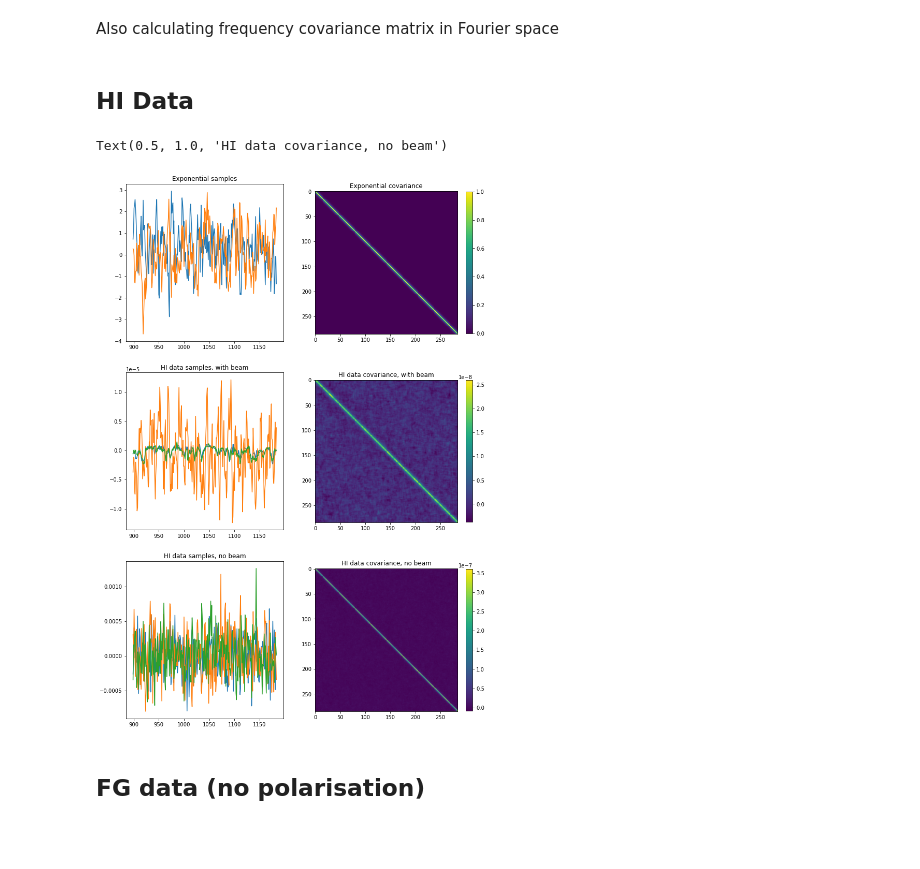
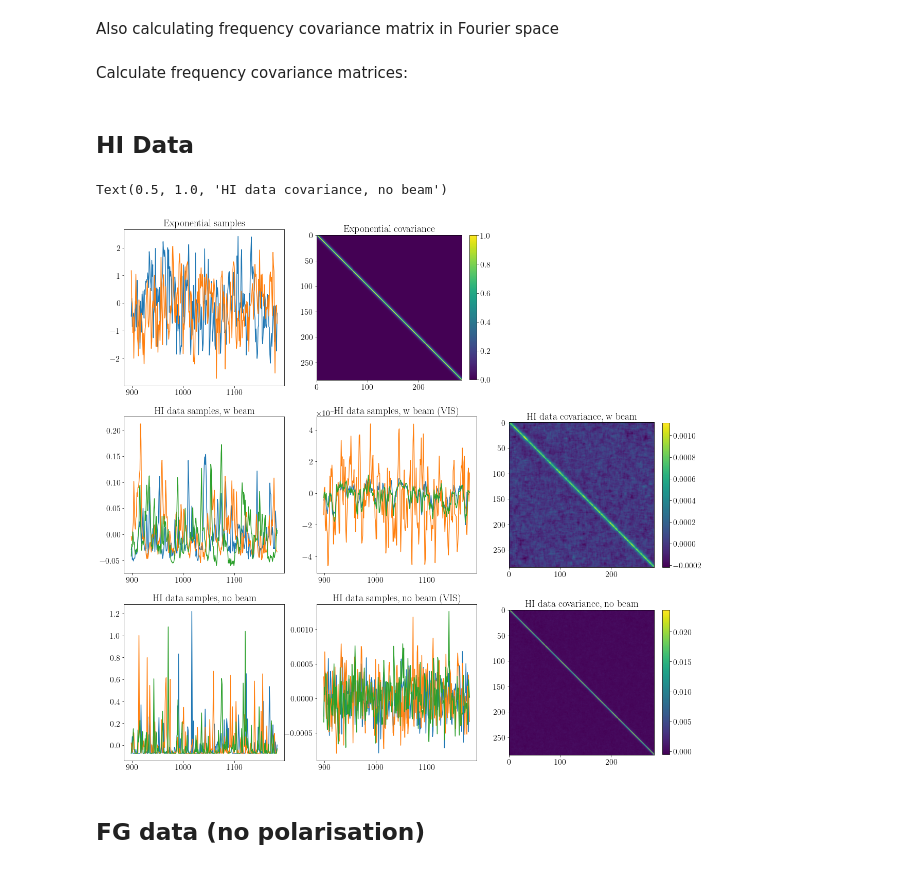
Before and after one commit to paulassoares/gpr4im, a Jupyter notebook: Jupyter Notebooks/LoS_Covariance.ipynb, the cells around one changed output. Saved outputs shown, nothing was run; the diff lists cells and outputs as text; code cells hidden in the pictures; blank space fills up the shorter version.

Commit message:
fixed zeff for smoothing, added LoS function, added isolating beam exercise

```diff
--- a/Jupyter Notebooks/LoS_Covariance.ipynb
+++ b/Jupyter Notebooks/LoS_Covariance.ipynb
@@ -44,3 +44,21 @@ C_FGwpol_nb = np.cov(FG_wpol_data_nb_vis.data[::-1])
+# %% [markdown]
+Calculate frequency covariance matrices:
+# %%
+# visibility data:
+C_HI_vis = np.cov(HI_data_vis.data)
+C_HI_nb_vis = np.cov(HI_data_nb_vis.data)
+C_FGnopol_vis = np.cov(FG_nopol_data_vis.data[::-1]) # [::-1] inverts frequency axis
+C_FGnopol_nb_vis = np.cov(FG_nopol_data_nb_vis.data[::-1])
+C_FGwpol_vis = np.cov(FG_wpol_data_vis.data[::-1])
+C_FGwpol_nb_vis = np.cov(FG_wpol_data_nb_vis.data[::-1])
+
+# image data:
+C_HI = np.cov(load.LoSpixels(HI_data))
+C_HI_nb = np.cov(load.LoSpixels(HI_data_nb))
+C_FGnopol = np.cov(load.LoSpixels(FG_nopol_data)[::-1])
+C_FGnopol_nb = np.cov(load.LoSpixels(FG_nopol_data_nb)[::-1])
+C_FGwpol = np.cov(load.LoSpixels(FG_wpol_data)[::-1])
+C_FGwpol_nb = np.cov(load.LoSpixels(FG_wpol_data_nb)[::-1])
 # %% [markdown]
 ## HI Data
 # %%
@@ -49,39 +67,49 @@ kernel_name='Exponential'
 # get Z (samples from multivariate distribution with mean zero and covariance C) and C (covariance):
 Z, C = cov.get_kernel_samples(kernel_name, X, 20, l=2)
 # %%
-fig = plt.figure(figsize=(12,19))     # open a new plotting window
-plt.subplot(321)
+fig = plt.figure(figsize=(19,19))     # open a new plotting window
+plt.subplot(331)
 for i in range(2):
     plt.plot(X[:],Z[i,:])
 plt.title('{} samples'.format(kernel_name))
 
-plt.subplot(322)
+plt.subplot(332)
 pos = plt.imshow(C, interpolation='nearest')
 fig.colorbar(pos, fraction=0.045)
 plt.title('{} covariance'.format(kernel_name))
 
-plt.subplot(323)
+plt.subplot(334)
+for i in (11,110,210):
+    plt.plot(X, np.real(load.LoSpixels(HI_data)[:,i]))
+plt.title('HI data samples, w beam')
+
+plt.subplot(335)
 for i in (11,110,210):
     plt.plot(X, np.real(HI_data_vis.data[:,i]))
-plt.title('HI data samples, with beam')
+plt.title('HI data samples, w beam (VIS)')
 
-plt.subplot(324)
+plt.subplot(336)
 pos = plt.imshow(np.real(C_HI), interpolation='nearest')
 fig.colorbar(pos, fraction=0.045)
-plt.title('HI data covariance, with beam')
+plt.title('HI data covariance, w beam')
 
-plt.subplot(325)
+plt.subplot(337)
+for i in (11,110,210):
+    plt.plot(X, np.real(load.LoSpixels(HI_data_nb, mean_center=False)[:,i]))
+plt.title('HI data samples, no beam')
+
+plt.subplot(338)
 for i in (11,110,210):
     plt.plot(X, np.real(HI_data_nb_vis.data[:,i]))
-plt.title('HI data samples, no beam')
+plt.title('HI data samples, no beam (VIS)')
 
-plt.subplot(326)
+plt.subplot(339)
 pos = plt.imshow(np.real(C_HI_nb), interpolation='nearest')
 fig.colorbar(pos, fraction=0.045)
 plt.title('HI data covariance, no beam')
 # %% [output]
 Text(0.5, 1.0, 'HI data covariance, no beam')
-[figure, old version]
+[figure, new version]
 # %% [markdown]
 ## FG data (no polarisation)
 # %%
```
Also changed, not shown: parts of 7 cells of this notebook, 2 other files.
